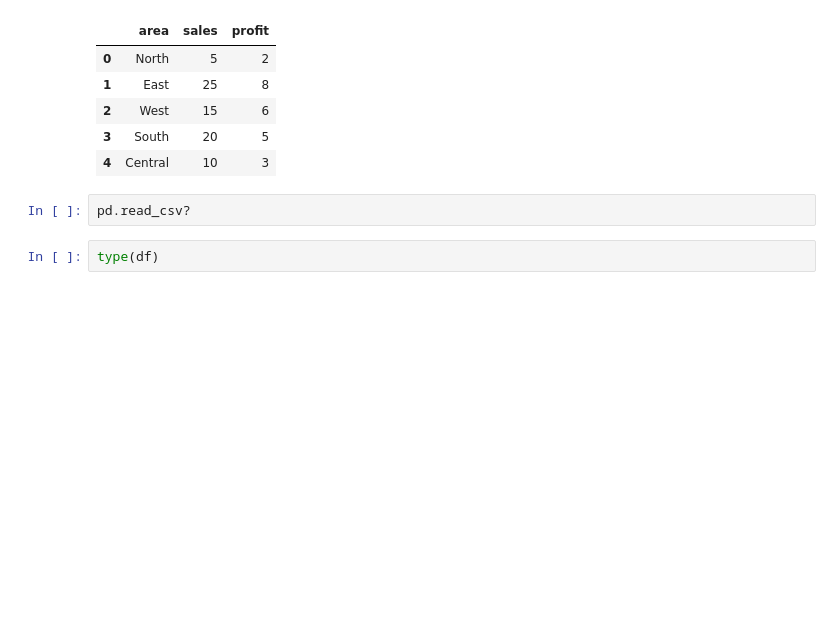
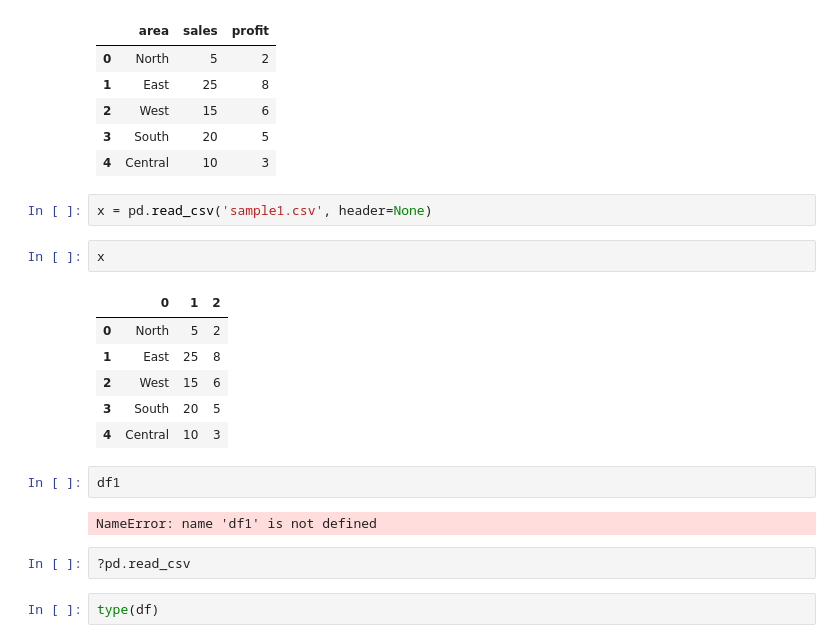
Before and after one commit to amitkaps/art-data-science, a Jupyter notebook: notebook/Intro-Python.ipynb, the cells around one changed output. Saved outputs shown, nothing was run; the diff lists cells and outputs as text; blank space fills up the shorter version.

```diff
--- a/notebook/Intro-Python.ipynb
+++ b/notebook/Intro-Python.ipynb
@@ -72,8 +72,23 @@ df
 | 2 | West | 15 | 6 |
 | 3 | South | 20 | 5 |
 | 4 | Central | 10 | 3 |
-# %%
-pd.read_csv?
+# %%
+x = pd.read_csv('sample1.csv', header=None)
+# %%
+x
+# %% [output]
+|  | 0 | 1 | 2 |
+| 0 | North | 5 | 2 |
+| 1 | East | 25 | 8 |
+| 2 | West | 15 | 6 |
+| 3 | South | 20 | 5 |
+| 4 | Central | 10 | 3 |
+# %%
+df1
+# %% [output]
+NameError: name 'df1' is not defined
+# %%
+?pd.read_csv
 # %%
 type(df)
 # %% [output]
```
Also changed, not shown: parts of 36 cells of this notebook, 49 other files.
